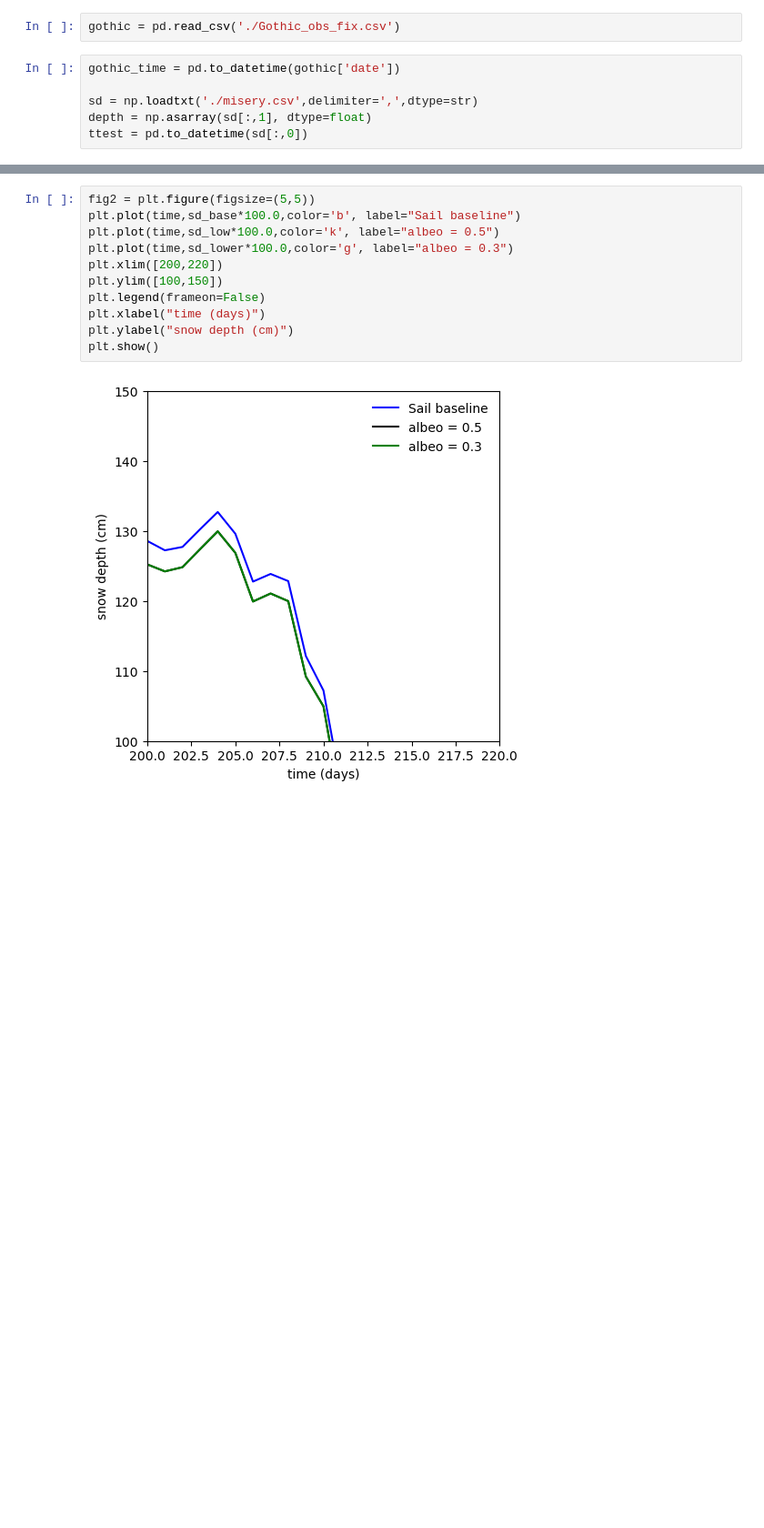
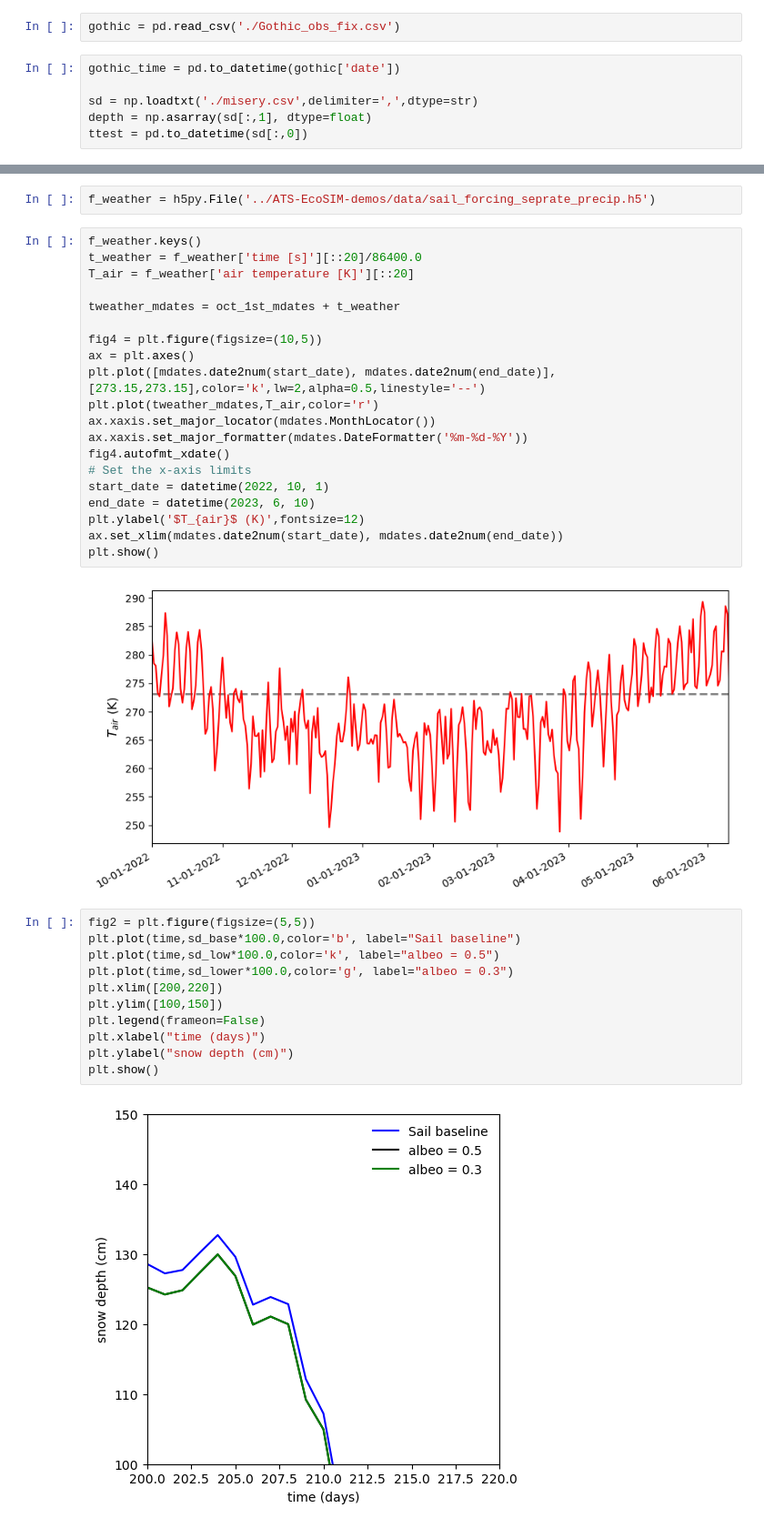
Before and after one commit to AndrewGraus/ATS-EcoSIM-demos, a Jupyter notebook: jupyter_notebooks/snow_depth_SAIL.ipynb, the cells around one changed output, grey strips where cells are left out. Shown at 91% size. Cells and saved outputs as stored; diff of their text form; blank space fills up the shorter version.

```diff
--- a/jupyter_notebooks/snow_depth_SAIL.ipynb
+++ b/jupyter_notebooks/snow_depth_SAIL.ipynb
@@ -78,6 +79,30 @@ ax.set_xlim(mdates.date2num(start_date), mdates.date2num(end_date))
 plt.show()
 # %% [output]
 [figure]
+# %%
+f_weather = h5py.File('../ATS-EcoSIM-demos/data/sail_forcing_seprate_precip.h5')
+# %%
+f_weather.keys()
+t_weather = f_weather['time [s]'][::20]/86400.0
+T_air = f_weather['air temperature [K]'][::20]
+
+tweather_mdates = oct_1st_mdates + t_weather
+
+fig4 = plt.figure(figsize=(10,5))
+ax = plt.axes()
+plt.plot([mdates.date2num(start_date), mdates.date2num(end_date)],[273.15,273.15],color='k',lw=2,alpha=0.5,linestyle='--')
+plt.plot(tweather_mdates,T_air,color='r')
+ax.xaxis.set_major_locator(mdates.MonthLocator())
+ax.xaxis.set_major_formatter(mdates.DateFormatter('%m-%d-%Y'))
+fig4.autofmt_xdate()
+# Set the x-axis limits
+start_date = datetime(2022, 10, 1)
+end_date = datetime(2023, 6, 10)
+plt.ylabel('$T_{air}$ (K)',fontsize=12)
+ax.set_xlim(mdates.date2num(start_date), mdates.date2num(end_date))
+plt.show()
+# %% [output]
+[figure, added]
 # %%
 fig2 = plt.figure(figsize=(5,5))
 plt.plot(time,sd_base*100.0,color='b', label="Sail baseline")
```
Also changed, not shown: parts of 2 cells of this notebook.
